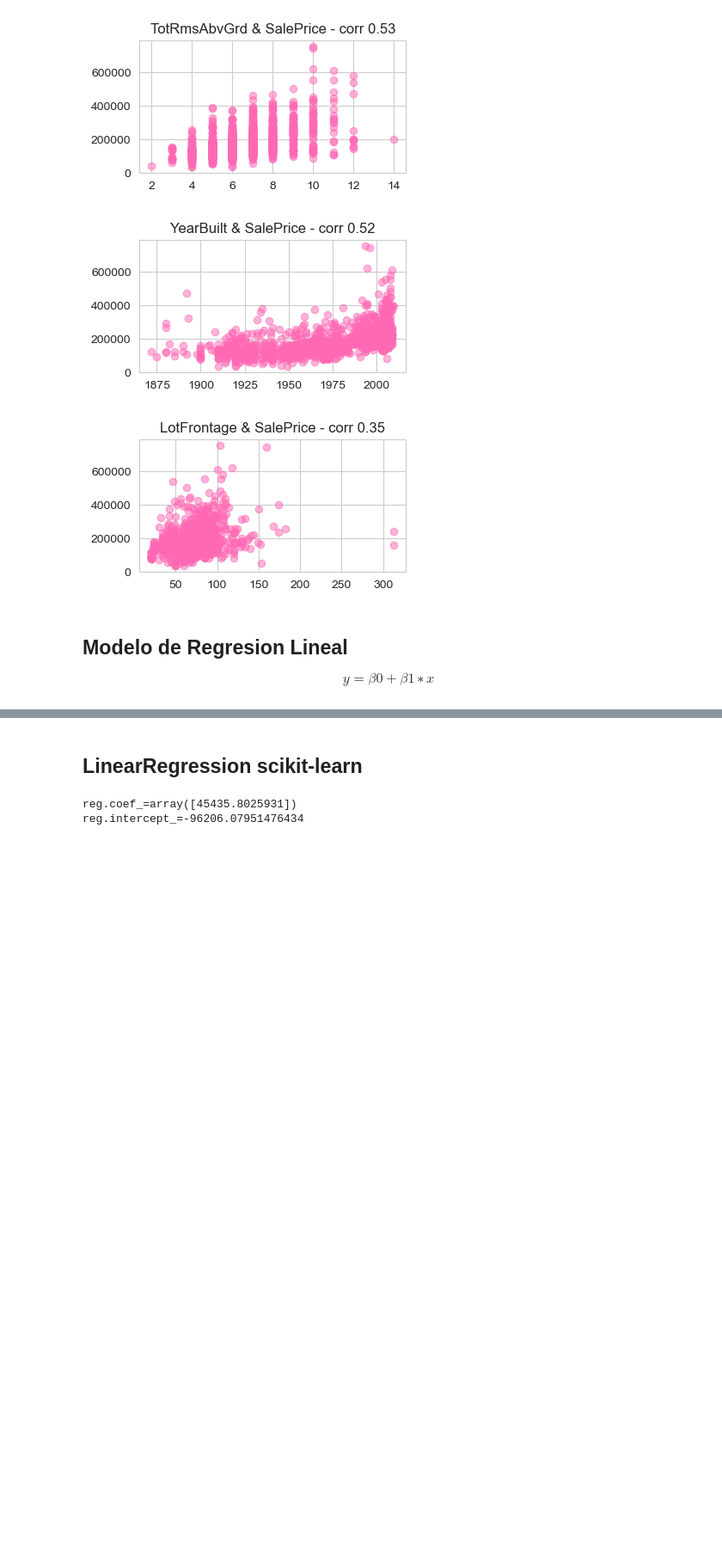
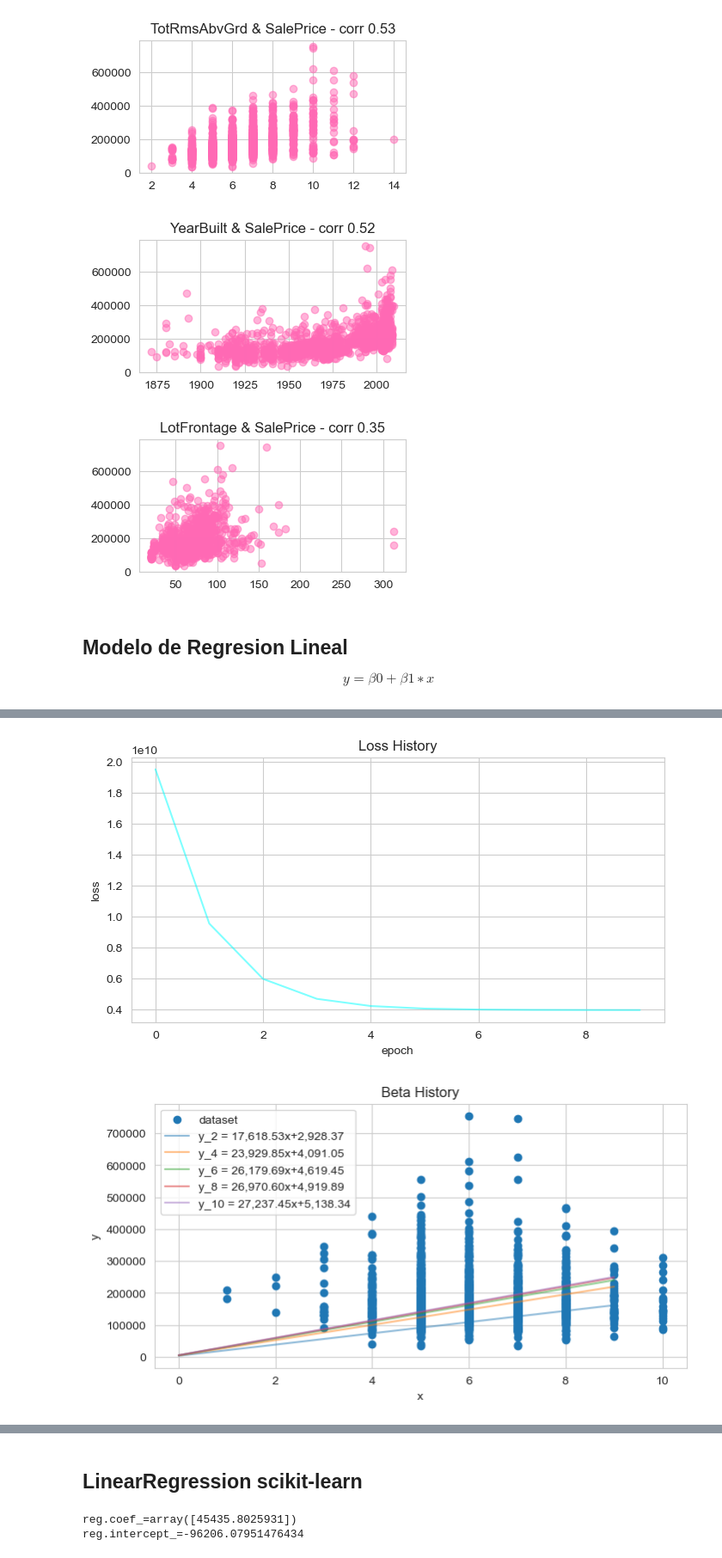
Before and after one commit to 13001893/cdp_proyecto_1, a Jupyter notebook: proyecto_1.ipynb, the cells around one changed output, grey strips where cells are left out. Shown at 86% size. Cells and saved outputs as stored; diff of their text form; code cells hidden in the pictures; blank space fills up the shorter version.

Commit message:
creacion de funcion para graficar regresiones por epoch

```diff
--- a/proyecto_1.ipynb
+++ b/proyecto_1.ipynb
@@ -96,11 +96,19 @@ class RegresionLineal:
     '''Modelo de Regresión Lineal
     Atributes:
         beta: vector de coeficientes beta (se inicializan en cero)
+        beta_history: diccionario con vector de coeficientes beta para cada epoch
+        loss_history: diccionario con error (loss) para cada epoch
+        x: array con valores x utilizados durante entrenamiento (se inicializa en cero)
+        y: array con valores y utilizados durante entrenamiento (se inicializa en cero)
+        learning_rate: tasa de aprendizaje utilizada durante entrenamiento (se inicializa en cero)
     '''
     def __init__(self):
         self.beta = np.array([0, 0])
         self.beta_history = {}
         self.loss_history = {}
+        self.x = np.array([0])
+        self.y = np.array([0])
+        self.learning_rate = 0
 
     def train(self, x, y, epochs, print_iter=1, learning_rate=0.01):
         '''train
@@ -114,30 +122,55 @@ class RegresionLineal:
             beta : array con coeficientes de modelo de regresión lineal
             results : lista con resultado de error (loss) y coeficientes (beta) para cada iteración (epoch)
         '''
+        self.x = x
+        self.y = y
+        self.beta = np.random.rand(2, 1)
+        self.learning_rate = learning_rate
         x = np.array([x, np.ones(shape=x.shape)]).transpose()
-        beta = np.random.rand(2, 1)
         for epoch in range(1, epochs+1):
-            y_pred = np.dot(x, beta).transpose()
+            y_pred = np.dot(x, self.beta).transpose()
             loss = np.sum(np.square(y - y_pred))/(2*len(y))
             gradient_loss = (np.dot(y_pred - y, x)/len(y)).reshape(2, 1)
-            beta -= learning_rate*gradient_loss
+            self.beta -= learning_rate*gradient_loss
             if epoch%print_iter==0:
-                print(f'{epoch=} {loss=:,.2f} {beta=}')
+                print(f'{epoch=} {loss=:,.2f} {self.beta=}')
             self.loss_history[epoch] = loss
-            self.beta_history[epoch] = beta
+            self.beta_history[epoch] = self.beta.copy()
 
-        self.beta = beta
         return self.beta_history, self.loss_history
 
     def plot_loss(self):
         plt.figure(figsize=(8,4))
-        plt.plot(loss_history.values(), color='aqua', alpha=0.5)
+        plt.plot(list(self.loss_history.values()), color='aqua', alpha=0.5)
         plt.title(f'Loss History')
+        plt.xlabel('epoch')
+        plt.ylabel('loss')
+        plt.show()
+
+    def plot_beta(self, plot_iter=1):
+        plt.figure(figsize=(8,4))
+        plt.scatter(x=self.x, y=self.y)
+        legends = ['dataset']
+        x_axis = np.arange(self.x.max())
+        x = np.array([x_axis, np.ones_like(x_axis)]).transpose()
+        for epoch, beta in enumerate(list(self.beta_history.values())):
+            epoch += 1
+            if epoch%plot_iter==0:
+                y = np.dot(x, beta)
+                plt.plot(y, alpha=0.5)
+                legends.append(f'y_{epoch} = {beta[0][0]:,.2f}x+{beta[1][0]:,.2f}')
+        plt.legend(legends)
+        plt.title(f'Beta History')
+        plt.xlabel('x')
+        plt.ylabel('y')
         plt.show()
 
 y = dataset[:, 0] #SalePrice
 x = dataset[:, 1] #OverallQual
 
 model = RegresionLineal()
-beta_history, loss_history = model.train(x, y, 1000, 250, 0.01)
+beta_history, loss_history = model.train(x, y, 10, 2, 0.01)
+model.beta_history
+model.plot_loss()
+model.plot_beta(2)
 # %% [output]
@@ -152,2 +187,4 @@ epoch=1000 loss=1,276,238,661.97 beta=array([[ 35665.73205958],
+[figure, added]
+[figure, added]
 # %%
 # %% [output]
```
Also changed, not shown: parts of 2 cells of this notebook.
